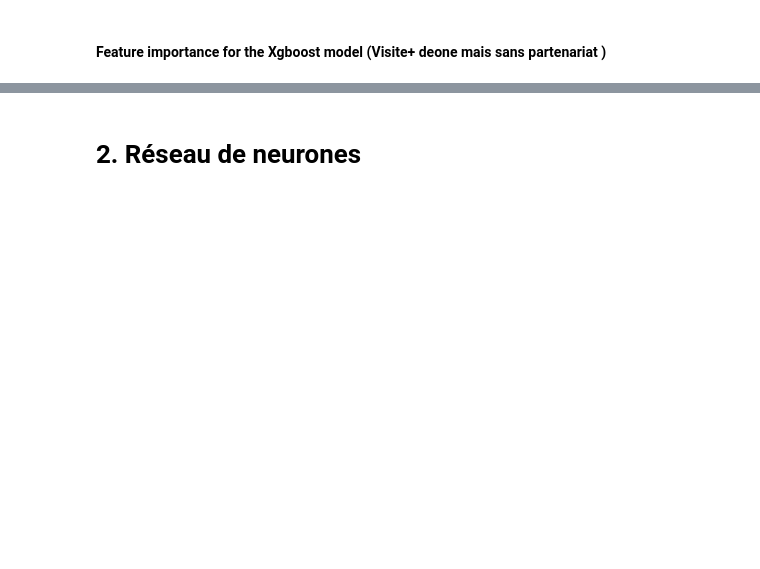
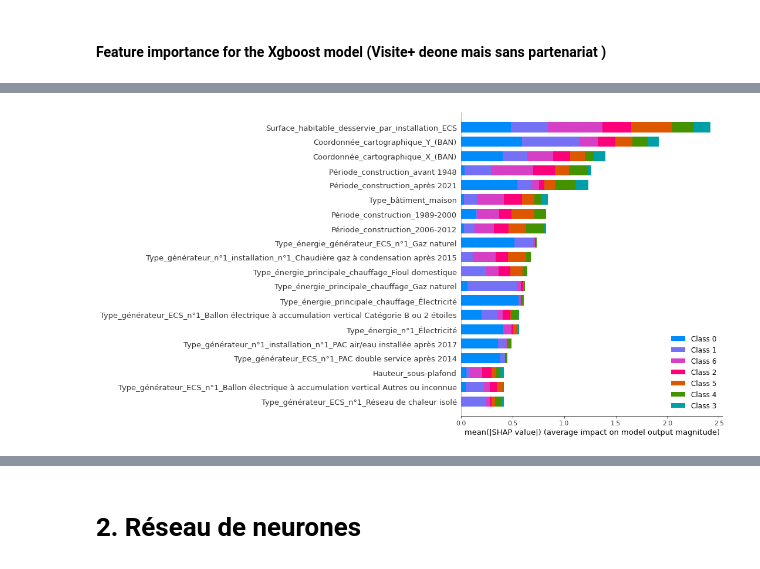
Before and after one commit to markpiquant/RAMERY_DPE, a Jupyter notebook: Analyse_des_features.ipynb, the cells around one changed output, grey strips where cells are left out. Saved outputs shown, nothing was run; the diff lists cells and outputs as text; code cells hidden in the pictures; blank space fills up the shorter version.

```diff
--- a/Analyse_des_features.ipynb
+++ b/Analyse_des_features.ipynb
@@ -209,0 +208,7 @@ Tight layout not applied. The left and right margins cannot be made large enough
+# %%
+import shap
+
+explainer = shap.TreeExplainer(xgb_classifier)
+shap_values = explainer.shap_values(X_test)
+shap.summary_plot(shap_values, X_test, plot_type="bar")
+# %% [output]
@@ -209,0 +217 @@ Tight layout not applied. The left and right margins cannot be made large enough
+[figure, added]
```
Also changed, not shown: parts of 38 cells of this notebook.
